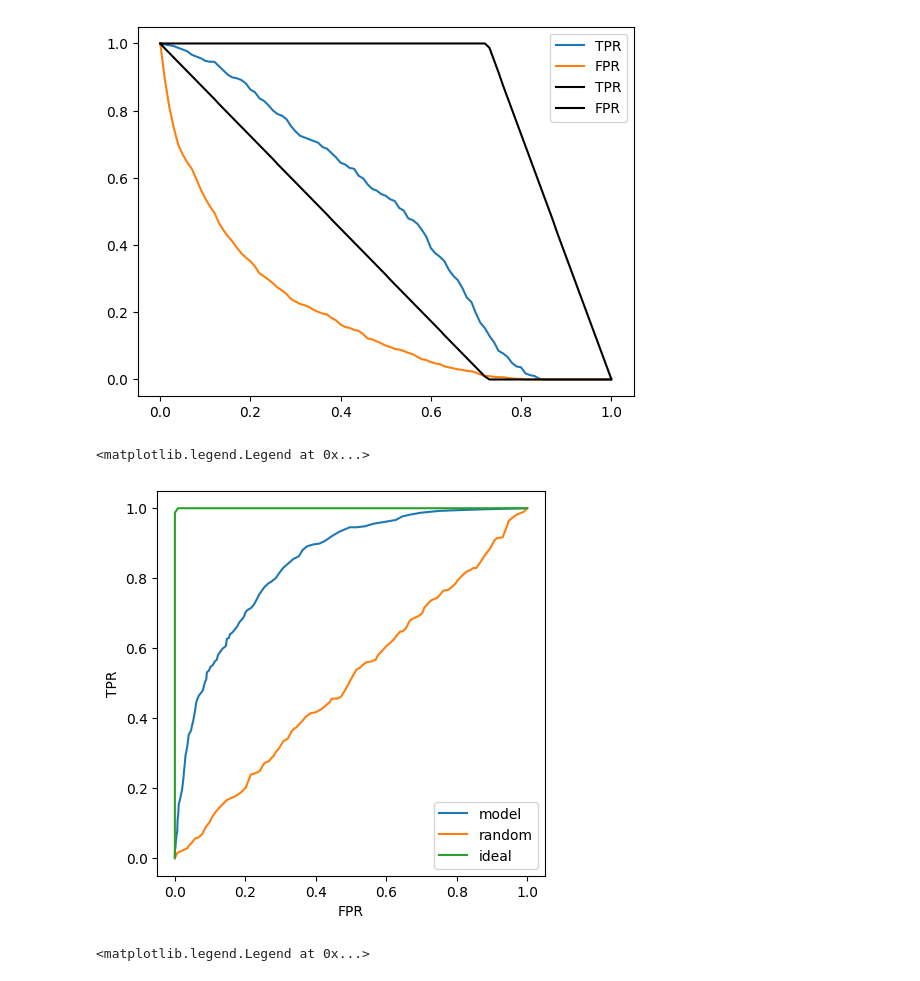
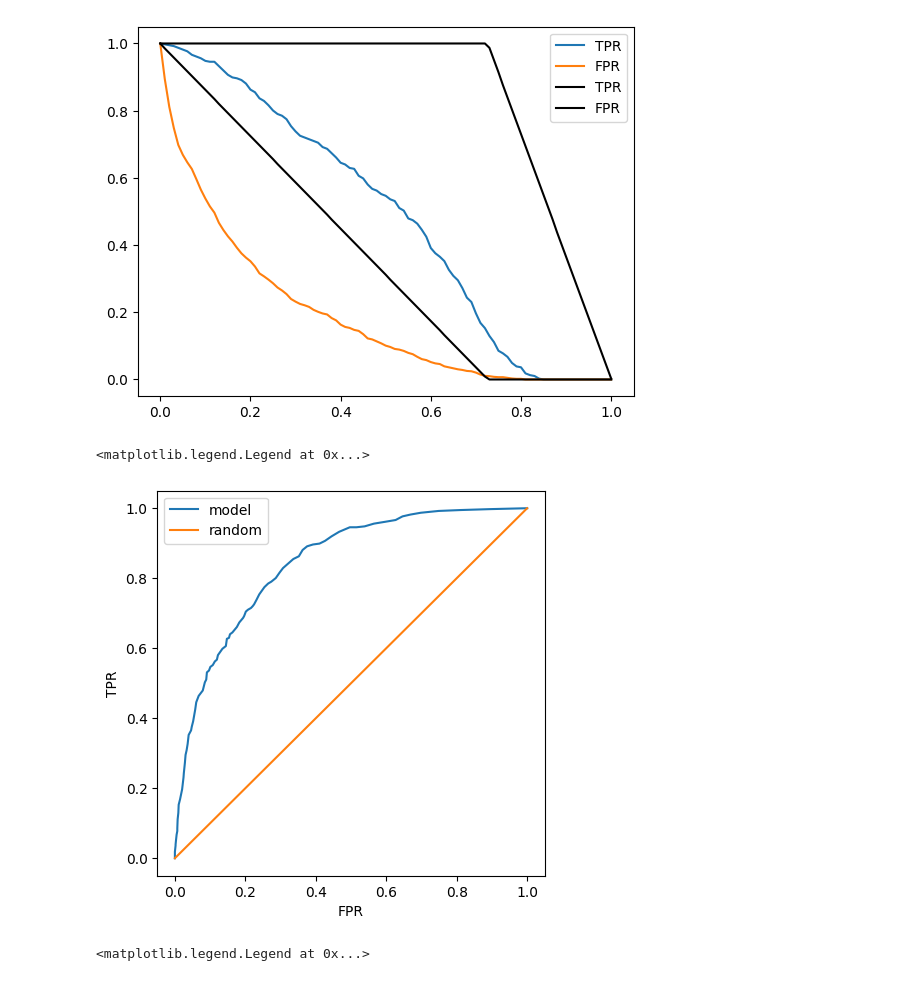
Before and after one commit to Qaladid/machine-learning-course, a Jupyter notebook: 04-evaluation/evaluation.ipynb, the cells around one changed output. Drawn from its saved outputs; the diff is of its cells as text; code cells hidden in the pictures.

```diff
--- a/04-evaluation/evaluation.ipynb
+++ b/04-evaluation/evaluation.ipynb
@@ -379,18 +379,18 @@ plt.legend()
 # %%
 plt.figure(figsize=(5, 5))
 
 plt.plot(df_scores.fpr, df_scores.tpr, label='model')
-plt.plot([0, 1], [0, 1] label='random')
+plt.plot([0, 1], [0, 1], label='random')
 # plt.plot(df_rand.fpr, df_rand.tpr, label='random')
 # plt.plot(df_ideal.fpr, df_ideal.tpr, label='ideal')
 
 plt.xlabel('FPR')
 plt.ylabel('TPR')
 
 plt.legend()
 # %% [output]
 <matplotlib.legend.Legend at 0x...>
-[figure, old version]
+[figure, new version]
 # %%
 plt.figure(figsize=(5, 5))
 
```
Also changed, not shown: parts of 26 cells of this notebook, 2 other files.
